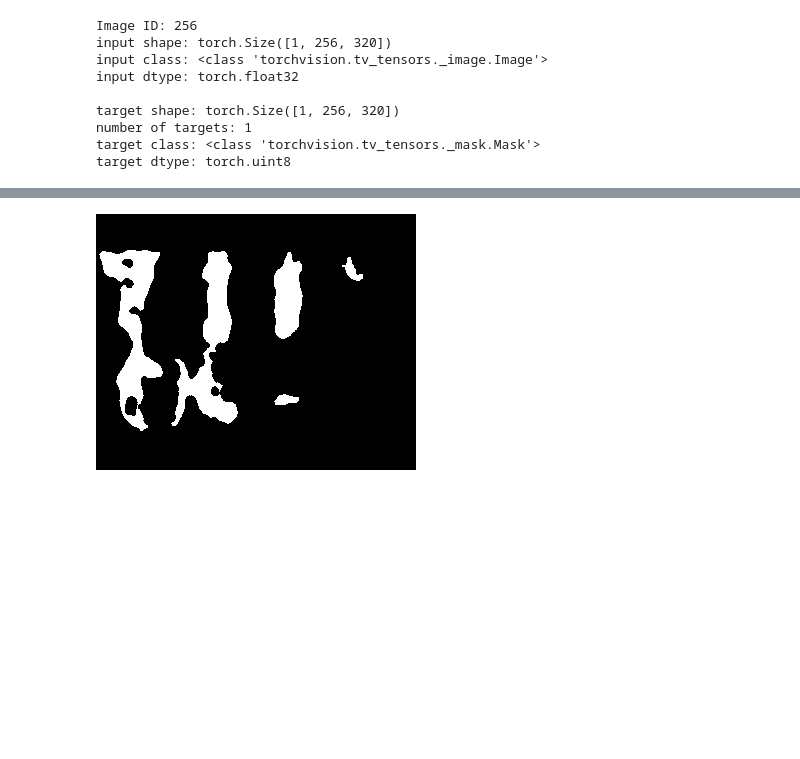
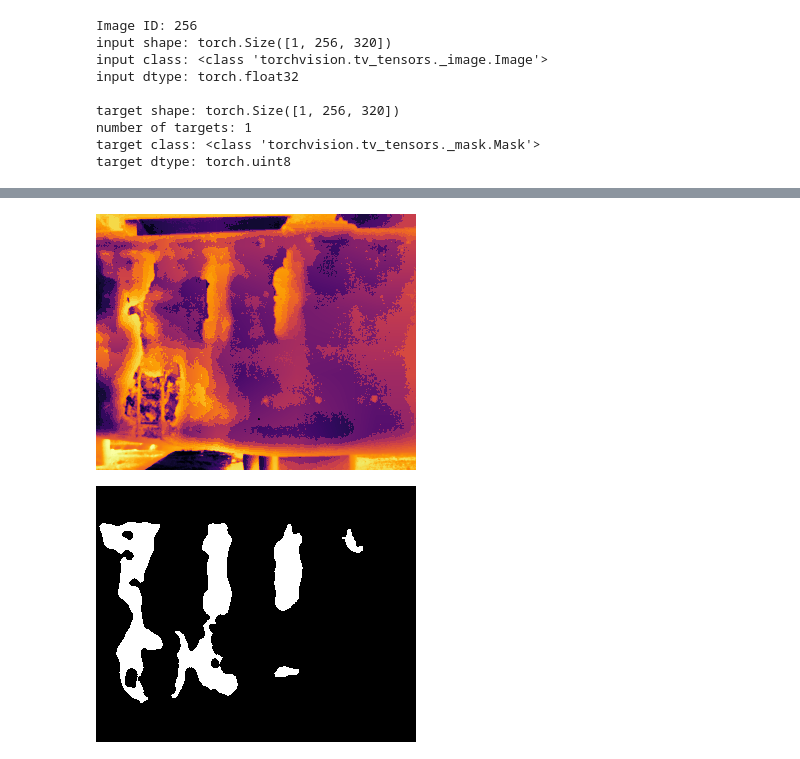
Before and after one commit to gramos93/mercury-duckling, a Jupyter notebook: notebooks/colormaps_example.ipynb, the cells around one changed output, grey strips where cells are left out. Drawn from its saved outputs; the diff is of its cells as text; code cells hidden in the pictures; blank space fills up the shorter version.

```diff
--- a/notebooks/colormaps_example.ipynb
+++ b/notebooks/colormaps_example.ipynb
@@ -119,3 +119,7 @@ display(to_pil_image(input))
+# %%
+display(to_pil_image(input_clahe))
+# %% [output]
+[figure, added]
 # %%
 display(to_pil_image(target["masks"][0] * 255))
 # %% [output]
```
Also changed, not shown: parts of 6 cells of this notebook, 9 other files.
